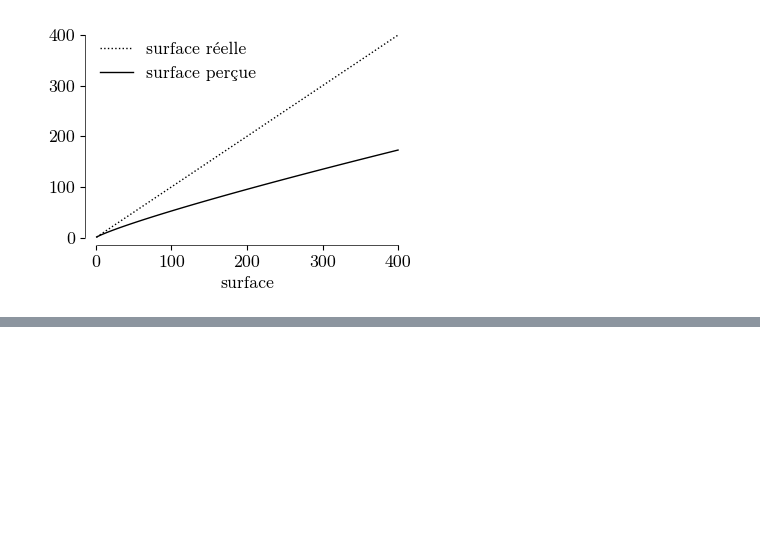
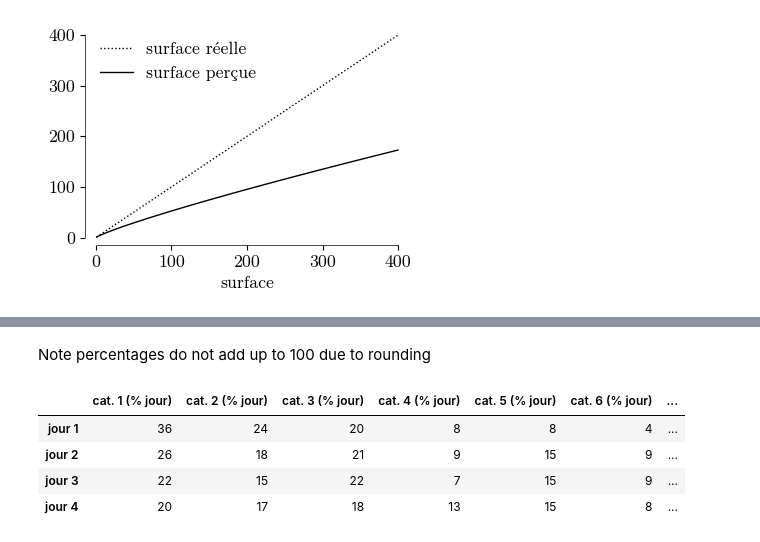
Before and after one commit to ninivert/abradatabra, a Jupyter notebook: graphs/comic1/comic1.ipynb, the cells around one changed output, grey strips where cells are left out. Saved outputs shown, nothing was run; the diff lists cells and outputs as text; code cells hidden in the pictures; blank space fills up the shorter version.

```diff
--- a/graphs/comic1/comic1.ipynb
+++ b/graphs/comic1/comic1.ipynb
@@ -280,0 +331,19 @@ fig.savefig('fig14.svg', transparent=True)
+# %% [markdown]
+Note percentages do not add up to 100 due to rounding
+# %%
+df_per = pd.concat([
+	(df[i] / df.sum(axis=1))\
+		.mul(100)
+		.round()
+		.astype(int)
+		.rename(f'{i} (% jour)')
+	for i in df.columns
+], axis=1)
+# %%
+df_per
+# %% [output]
+|  | cat. 1 (% jour) | cat. 2 (% jour) | cat. 3 (% jour) | cat. 4 (% jour) | cat. 5 (% jour) | cat. 6 (% jour) | ... |
+| jour 1 | 36 | 24 | 20 | 8 | 8 | 4 | ... |
+| jour 2 | 26 | 18 | 21 | 9 | 15 | 9 | ... |
+| jour 3 | 22 | 15 | 22 | 7 | 15 | 9 | ... |
+| jour 4 | 20 | 17 | 18 | 13 | 15 | 8 | ... |
```
Also changed, not shown: parts of 8 cells of this notebook, 19 other files.
